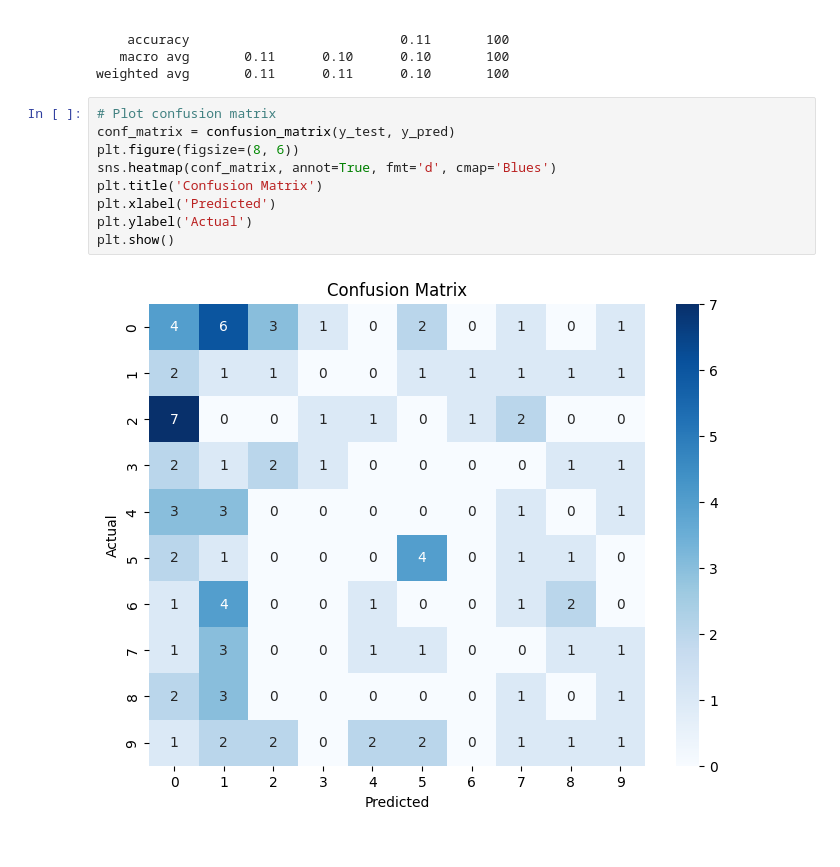
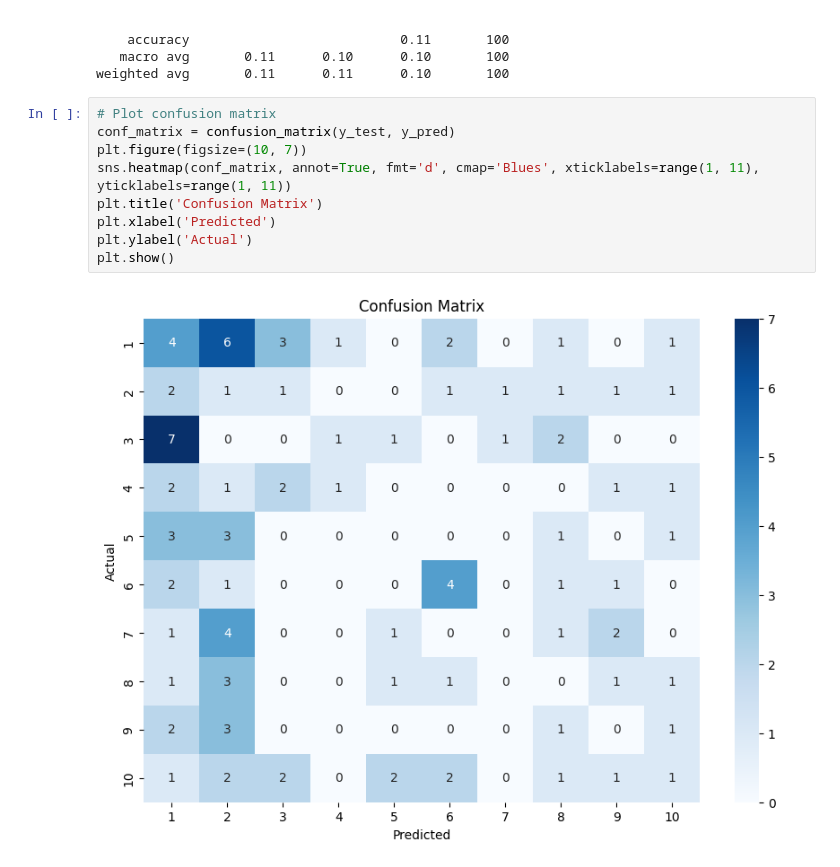
Before and after one commit to J0hun1/AI_CaseStudy_01, a Jupyter notebook: notebooks/KNN.ipynb, the cells around one changed output. Drawn from its saved outputs; the diff is of its cells as text.

```diff
--- a/notebooks/KNN.ipynb
+++ b/notebooks/KNN.ipynb
@@ -105,14 +95,14 @@ weighted avg       0.11      0.11      0.10       100
 # %%
 # Plot confusion matrix
 conf_matrix = confusion_matrix(y_test, y_pred)
-plt.figure(figsize=(8, 6))
-sns.heatmap(conf_matrix, annot=True, fmt='d', cmap='Blues')
+plt.figure(figsize=(10, 7))
+sns.heatmap(conf_matrix, annot=True, fmt='d', cmap='Blues', xticklabels=range(1, 11), yticklabels=range(1, 11))
 plt.title('Confusion Matrix')
 plt.xlabel('Predicted')
 plt.ylabel('Actual')
 plt.show()
 # %% [output]
-[figure, old version]
+[figure, new version]
 # %%
 from sklearn.metrics import roc_curve, roc_auc_score
 from sklearn.preprocessing import label_binarize
```
Also changed, not shown: parts of 3 cells of this notebook, 2 other files.
